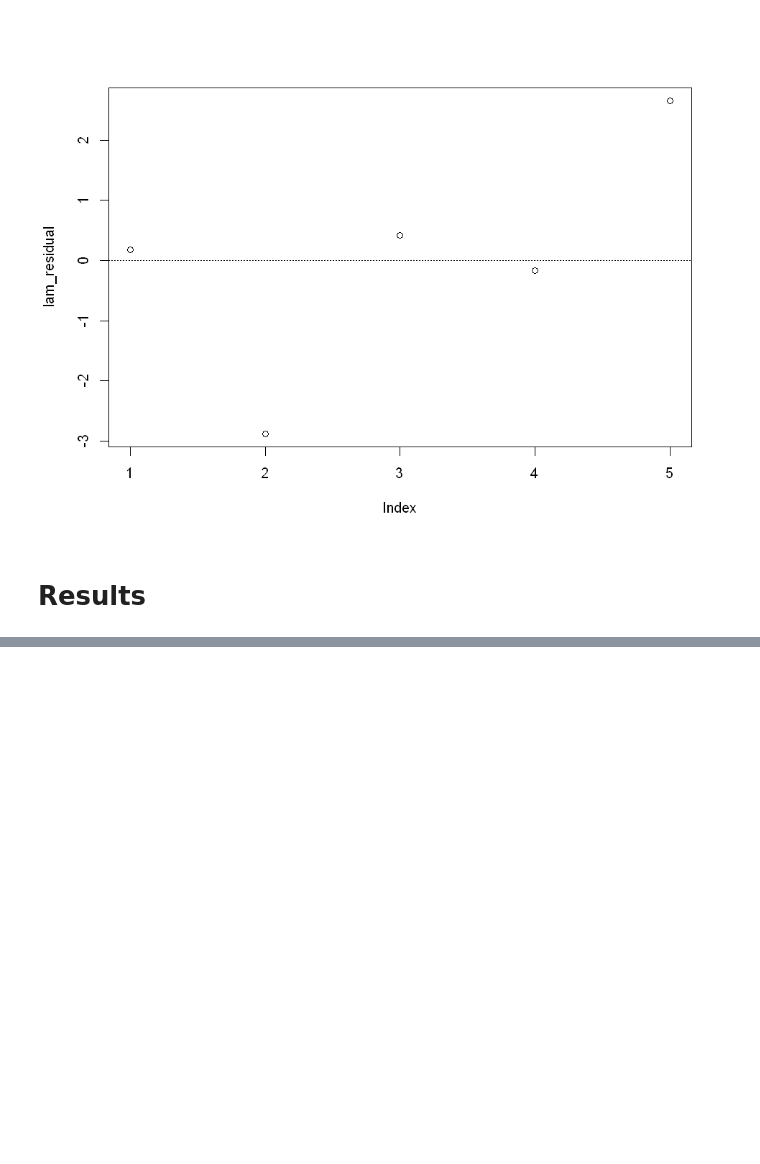
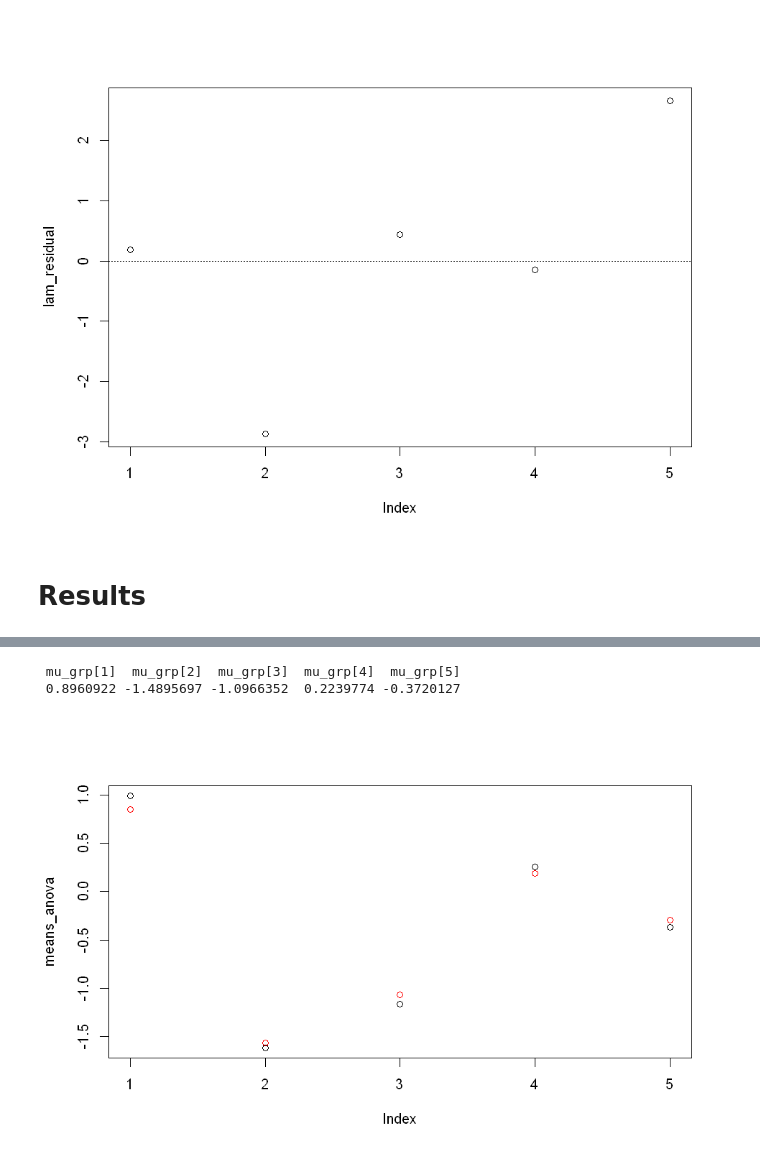
Before and after one commit to itsayushthada/Bayesian-Statistics, a Jupyter notebook: Hierarchical modeling.ipynb, the cells around one changed output, grey strips where cells are left out. Saved outputs shown, nothing was run; the diff lists cells and outputs as text; code cells hidden in the pictures; blank space fills up the shorter version.

```diff
--- a/Hierarchical modeling.ipynb
+++ b/Hierarchical modeling.ipynb
@@ -272,0 +376,17 @@ sig     1.094  1.579  1.948  2.437  3.887
+# %%
+colMeans(mod_csim)[2:6]
+# %% [output]
+ mu_grp[1]  mu_grp[2]  mu_grp[3]  mu_grp[4]  mu_grp[5]
+ 0.8960922 -1.4895697 -1.0966352  0.2239774 -0.3720127
+# %%
+means_anova = tapply(dat$y, INDEX=dat$grp, FUN=mean)
+# %%
+options(repr.plot.width=8, repr.plot.height=5)
+
+plot(means_anova)
+points(jitter(colMeans(mod_csim)[2:6]), col="red")
+
+# The estimates from the hierarchical model have less variability than those from the ANOVA model,
+# tending toward smaller magnitudes.
+# %% [output]
+[figure, added]
```
Also changed, not shown: parts of 17 cells of this notebook.
